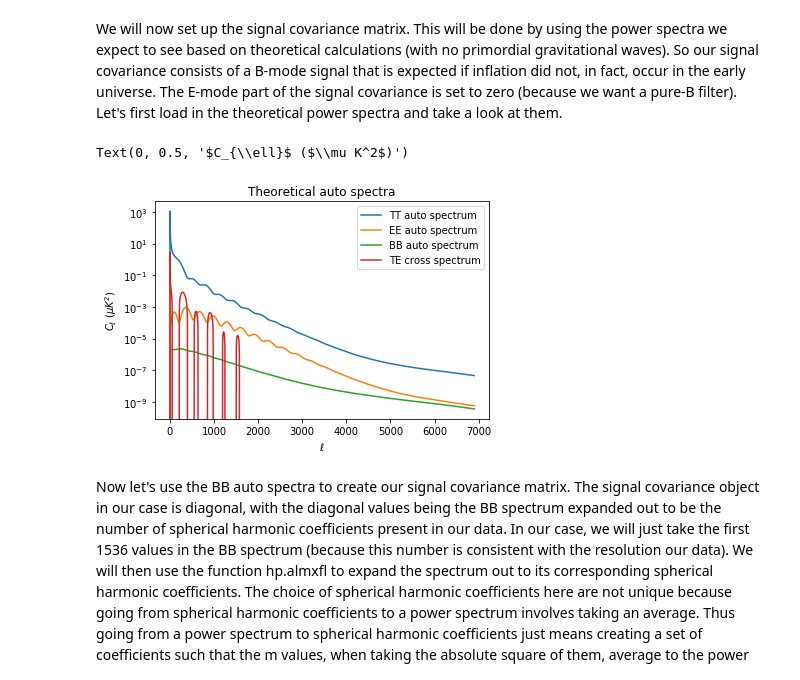
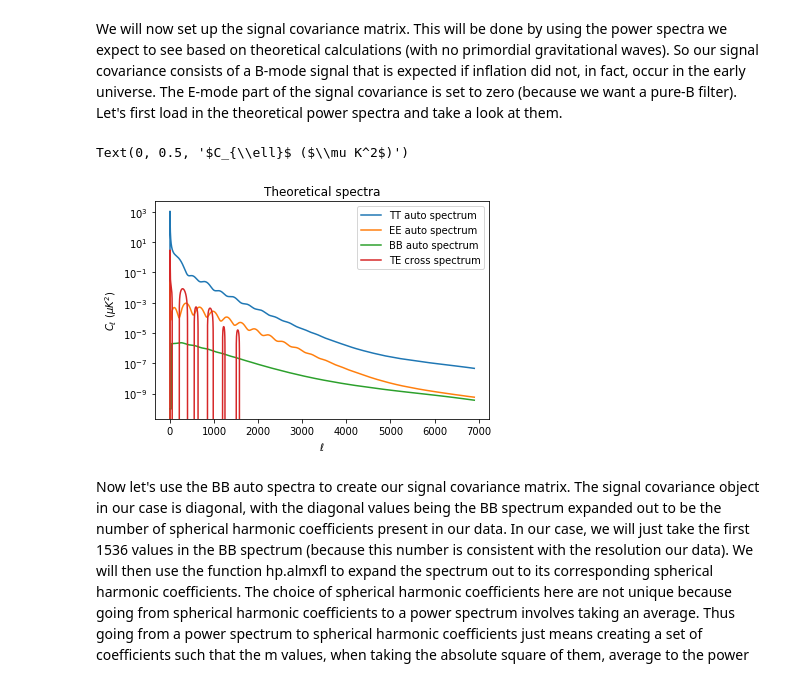
Before and after one commit to michaelray1/messenger_method, a Jupyter notebook: Mod_mess Demonstration.ipynb, the cells around one changed output. Cells and saved outputs as stored; diff of their text form; code cells hidden in the pictures.

```diff
--- a/Mod_mess Demonstration.ipynb
+++ b/Mod_mess Demonstration.ipynb
@@ -48,7 +54,7 @@ True
 # %% [markdown]
 We will now set up the signal covariance matrix. This will be done by using the power spectra we expect to see based on theoretical calculations (with no primordial gravitational waves). So our signal covariance consists of a B-mode signal that is expected if inflation did not, in fact, occur in the early universe. The E-mode part of the signal covariance is set to zero (because we want a pure-B filter). Let's first load in the theoretical power spectra and take a look at them.
 # %%
-dls = np.genfromtxt("/Users/Michaelray/Documents/Bischoff Research/Messenger Method/messenger_method/ffp10_lensedCls.dat")
+dls = np.genfromtxt("/Users/Michaelray/Documents/Bischoff Research/Messenger Method/Code Demonstration/ffp10_lensedCls.dat")
 dls = np.insert(dls, [0], [1,0,0,0,0], axis = 0)
 dls = np.insert(dls, [0], [0,0,0,0,0], axis = 0)
 d_ell = np.array([dls[:,0]])
@@ -60,15 +66,15 @@ B_pspec = c_ells_t[3, :1535]
 # %%
 plt.semilogy(c_ells_t[1,:], label='TT auto spectrum')
 plt.semilogy(c_ells_t[2,:], label='EE auto spectrum')
 plt.semilogy(c_ells_t[3,:], label='BB auto spectrum')
 plt.semilogy(c_ells_t[4,:], label='TE cross spectrum')
 plt.legend()
-plt.title('Theoretical auto spectra')
+plt.title('Theoretical spectra')
 plt.xlabel(r'$\ell$')
 plt.ylabel(r'$C_{\ell}$ ($\mu K^2$)')
 # %% [output]
 Text(0, 0.5, '$C_{\\ell}$ ($\\mu K^2$)')
-[figure, old version]
+[figure, new version]
 # %% [markdown]
 Now let's use the BB auto spectra to create our signal covariance matrix. The signal covariance object in our case is diagonal, with the diagonal values being the BB spectrum expanded out to be the number of spherical harmonic coefficients present in our data. In our case, we will just take the first 1536 values in the BB spectrum (because this number is consistent with the resolution our data). We will then use the function hp.almxfl to expand the spectrum out to its corresponding spherical harmonic coefficients. The choice of spherical harmonic coefficients here are not unique because going from spherical harmonic coefficients to a power spectrum involves taking an average. Thus going from a power spectrum to spherical harmonic coefficients just means creating a set of coefficients such that the m values, when taking the absolute square of them, average to the power spectrum.
 
```
Also changed, not shown: parts of 37 cells of this notebook.
